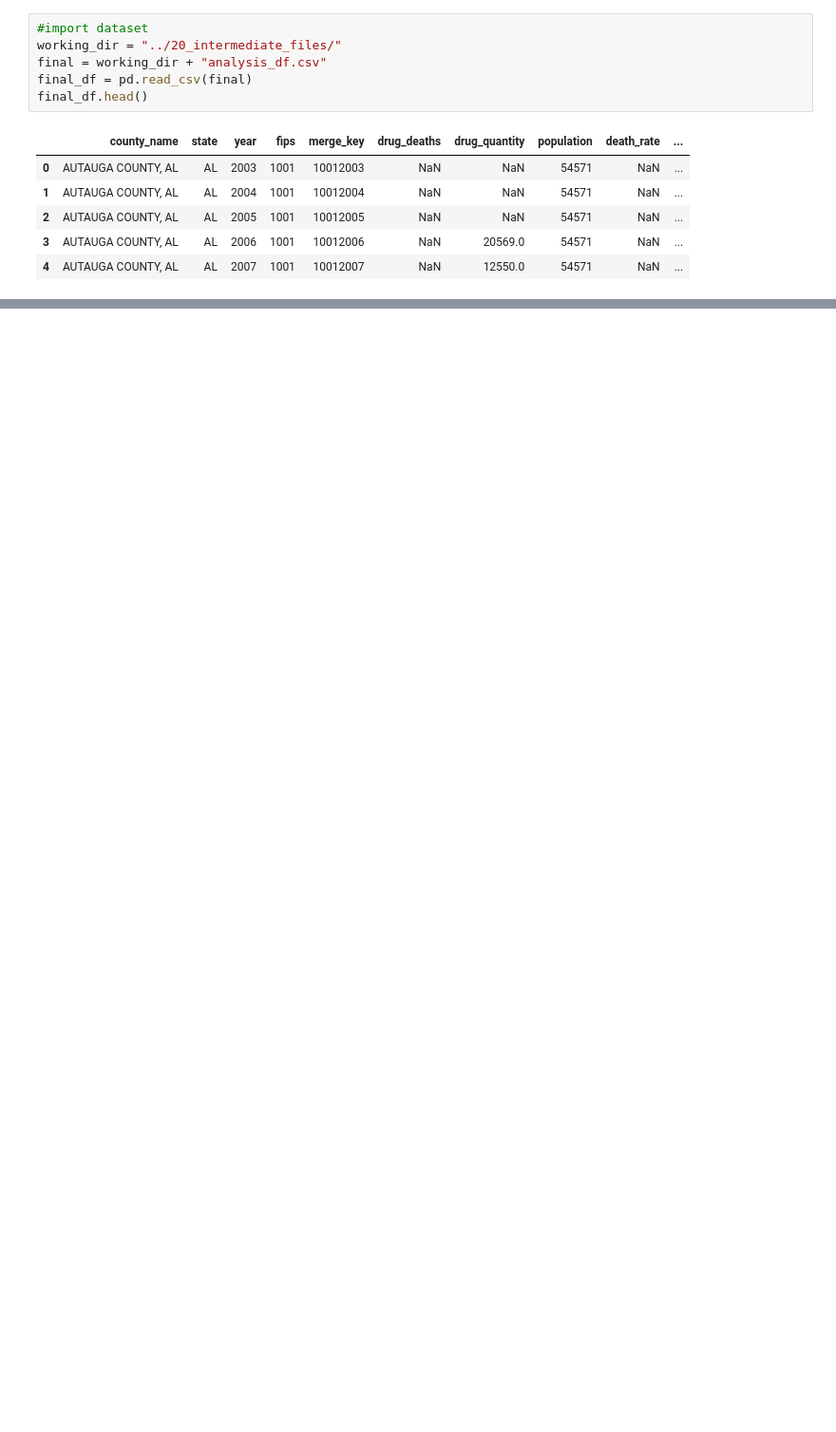
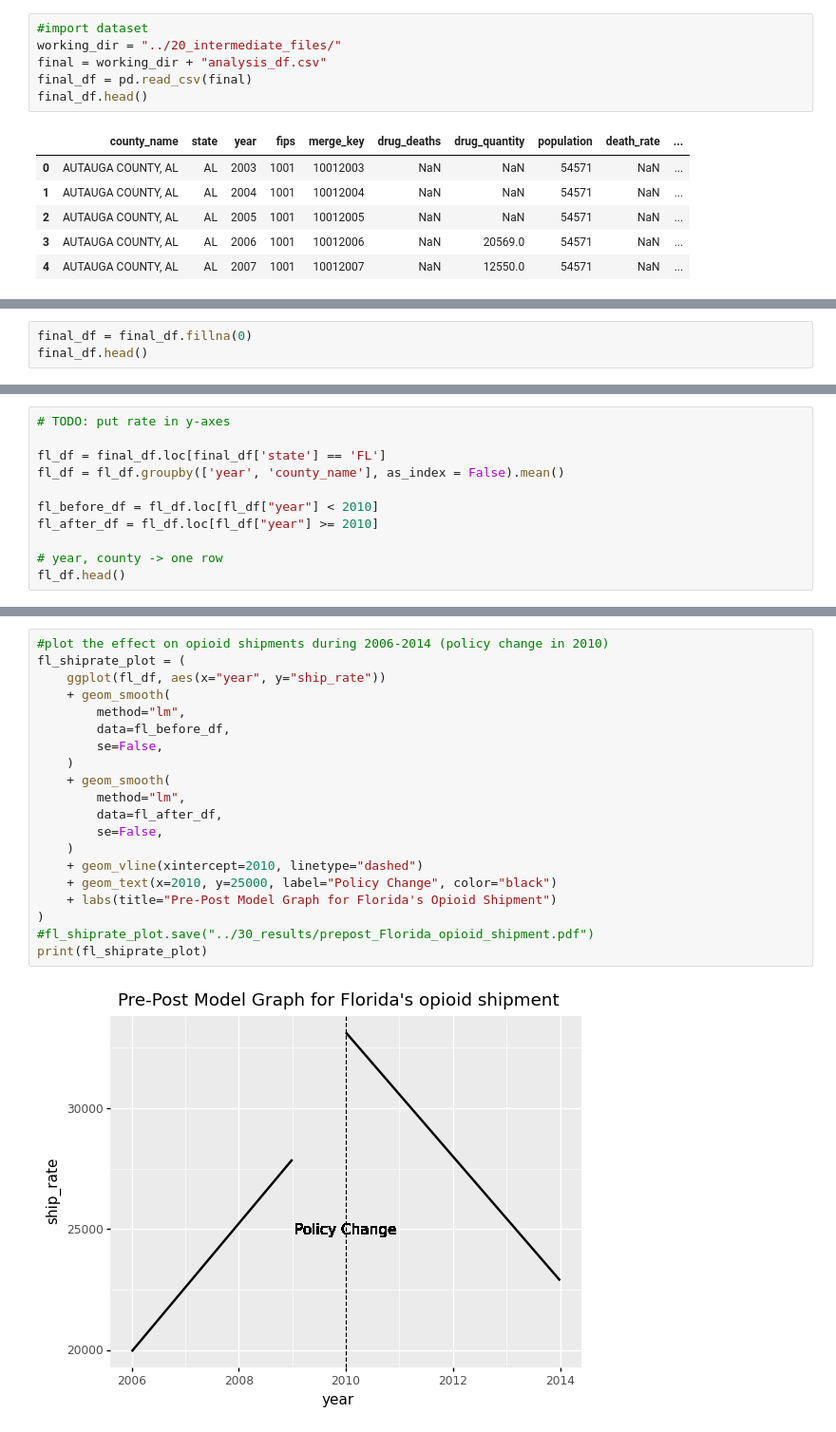
Before and after one commit to Yer1k/opioid_causal_inference, a Jupyter notebook: 10_code/pre-post_analysis.ipynb, the cells around one changed output, grey strips where cells are left out. Shown: that part at 95% size. Saved outputs shown, nothing was run; the diff lists cells and outputs as text; blank space fills up the shorter version.

Commit message:
Issue Pre-Post Analysis #16

```diff
--- a/10_code/pre-post_analysis.ipynb
+++ b/10_code/pre-post_analysis.ipynb
@@ -275,0 +37,3 @@ print(wa_overdose_plot)
+# %%
+final_df = final_df.fillna(0)
+final_df.head()
@@ -275,0 +49,11 @@ print(wa_overdose_plot)
+# %%
+# TODO: put rate in y-axes
+
+fl_df = final_df.loc[final_df['state'] == 'FL']
+fl_df = fl_df.groupby(['year', 'county_name'], as_index = False).mean()
+
+fl_before_df = fl_df.loc[fl_df["year"] < 2010]
+fl_after_df = fl_df.loc[fl_df["year"] >= 2010]
+
+# year, county -> one row
+fl_df.head()
@@ -275,0 +69,22 @@ print(wa_overdose_plot)
+# %%
+#plot the effect on opioid shipments during 2006-2014 (policy change in 2010)
+fl_shiprate_plot = (
+    ggplot(fl_df, aes(x="year", y="ship_rate"))
+    + geom_smooth(
+        method="lm",
+        data=fl_before_df,
+        se=False,
+    )
+    + geom_smooth(
+        method="lm",
+        data=fl_after_df,
+        se=False,
+    )
+    + geom_vline(xintercept=2010, linetype="dashed")
+    + geom_text(x=2010, y=25000, label="Policy Change", color="black")
+    + labs(title="Pre-Post Model Graph for Florida's Opioid Shipment")
+)
+#fl_shiprate_plot.save("../30_results/prepost_Florida_opioid_shipment.pdf")
+print(fl_shiprate_plot)
+# %% [output]
+[figure, added]
```
Also changed, not shown: parts of 44 cells of this notebook.
